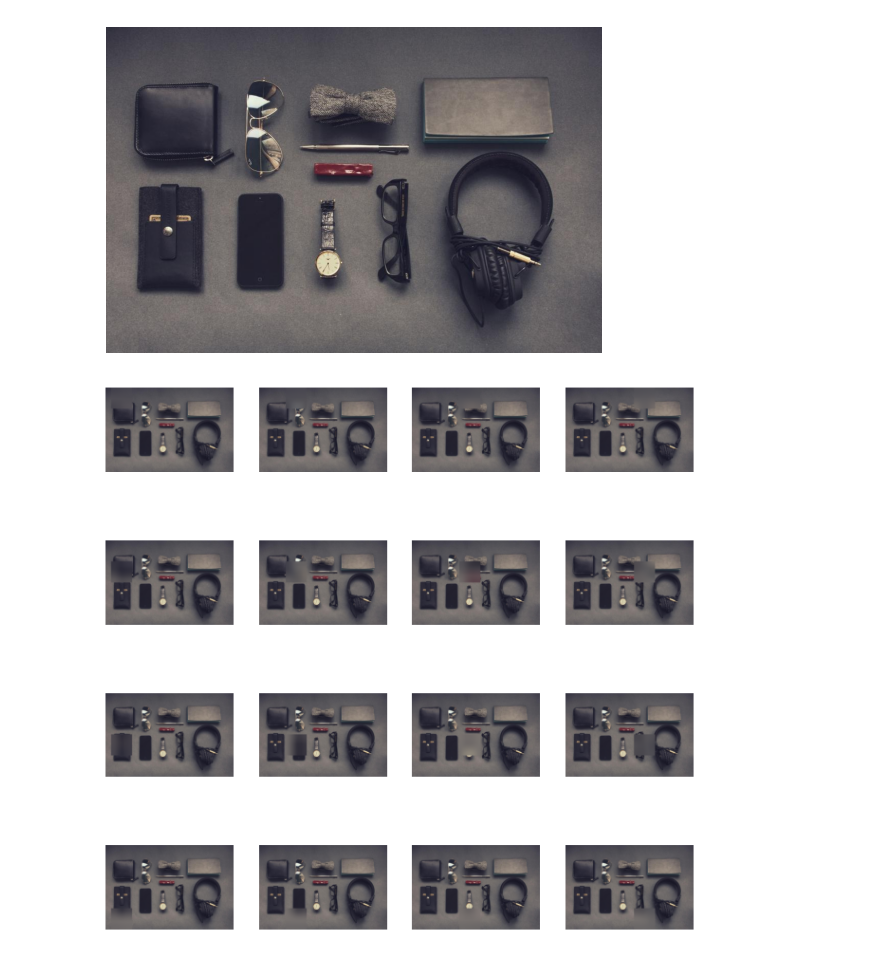
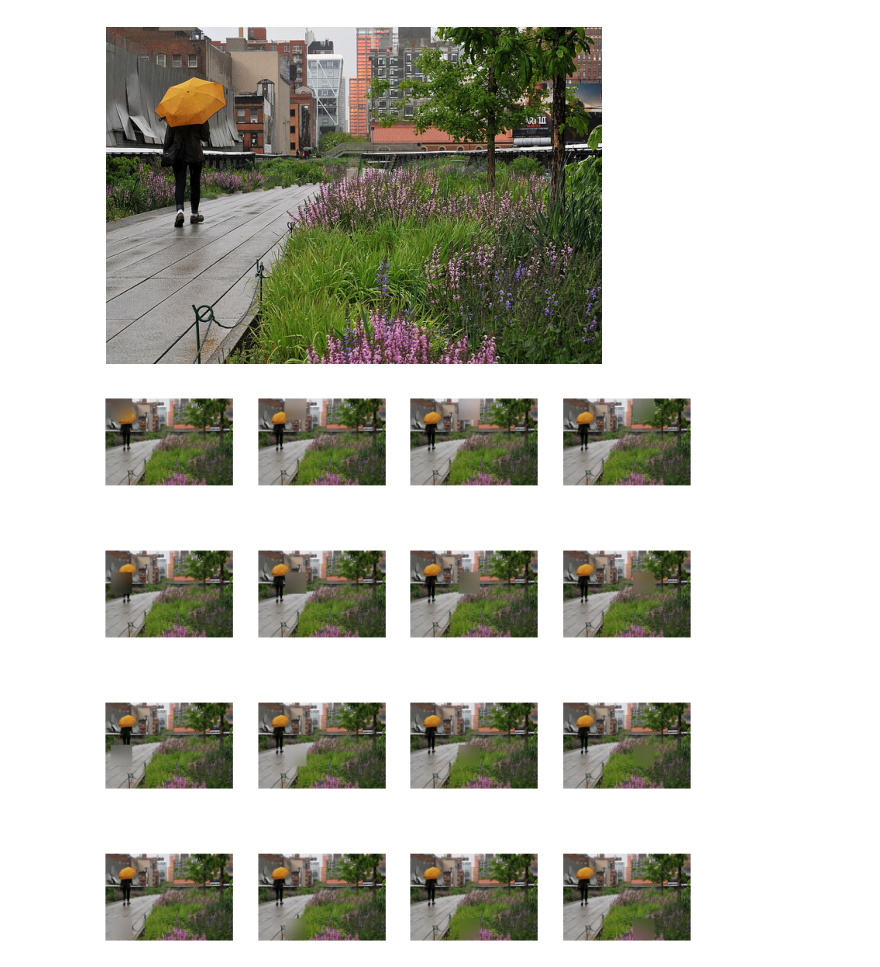
Before and after one commit to afie1d/hrc-uncertainty, a Jupyter notebook: src/image_adjust_test.ipynb, the cells around one changed output. Cells and saved outputs as stored; diff of their text form; code cells hidden in the pictures.

```diff
--- a/src/image_adjust_test.ipynb
+++ b/src/image_adjust_test.ipynb
@@ -6,14 +6,14 @@ import seaborn as sns
 # %%
 det_model = load_det_model()
 # %%
-img_path = '../data/dummy/items.jpg'
+img_path = '/home/fieldaj1/thesis/data/VQA2.0/img/COCO_train2014_000000001216.jpg'
 og_img = cv2.imread(img_path)
 image_rgb = cv2.cvtColor(og_img, cv2.COLOR_BGR2RGB)
 
 plt.imshow(image_rgb)
 plt.axis('off')
 plt.show()
 # %% [output]
-[figure, old version]
+[figure, new version]
 # %%
 sem_tfs = systematic_blur(og_img)
@@ -28,4 +29,4 @@ def pic_grid(imgs):
 # %%
 pic_grid(sem_tfs)
 # %% [output]
-[figure, old version]
+[figure, new version]
```
Also changed, not shown: parts of 3 cells of this notebook, 3 other files.
